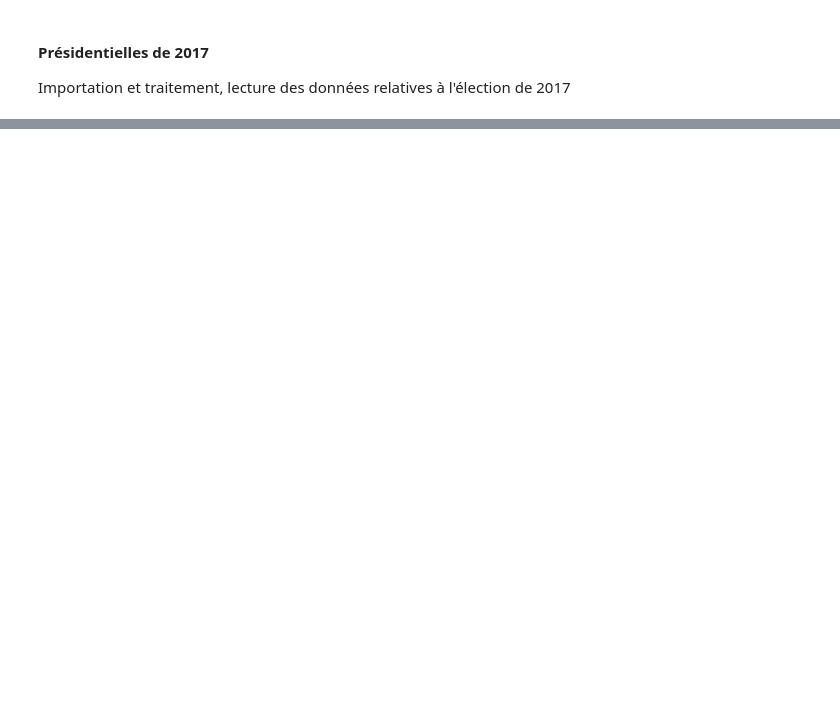
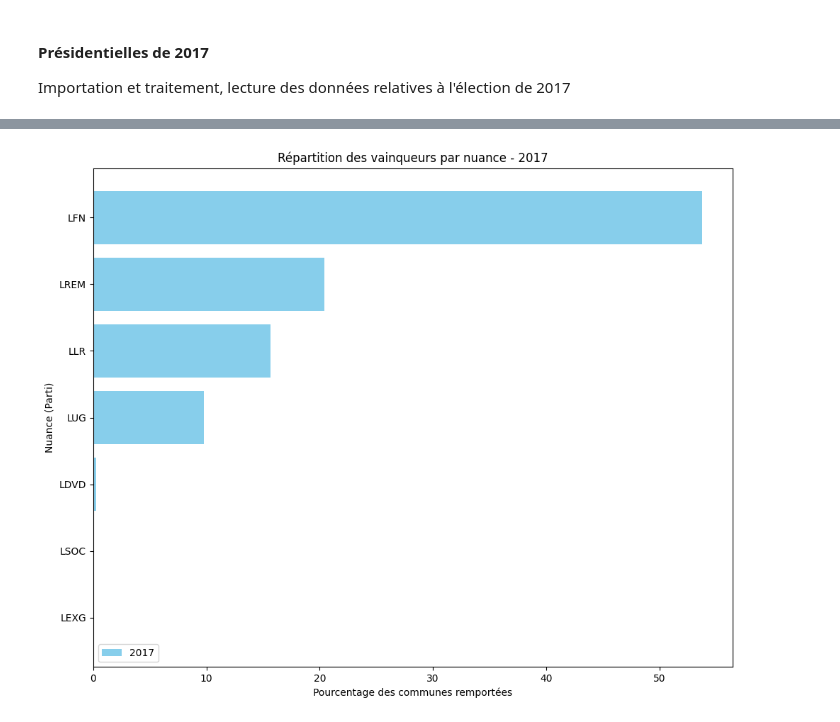
Before and after one commit to romainratajczyk/ENSAE-S1-Python-Project, a Jupyter notebook: Data formatting.ipynb, the cells around one changed output, grey strips where cells are left out. Saved outputs shown, nothing was run; the diff lists cells and outputs as text; code cells hidden in the pictures; blank space fills up the shorter version.

```diff
--- a/Data formatting.ipynb
+++ b/Data formatting.ipynb
@@ -656,3 +667,6 @@ plt.show()
 # %% [markdown]
 #### Présidentielles de 2017
 Importation et traitement, lecture des données relatives à l'élection de 2017
+# %%
+resultats_2017 = pd.read_excel('/home/onyxia/work/Python-project/Data/data_pour_nos_codes/bin/Presidentielle_2017_Resultats_Communes_Tour_1_c.xls', header=3, dtype=str)
+resultats_2017.head(5)
@@ -658,0 +742,19 @@ Importation et traitement, lecture des données relatives à l'élection de 2017
+# %%
+
+# Mapping des nuances
+Parti_politique_2017 = {
+    'MACRON': 'LREM',
+    'LE PEN': 'LFN',
+    'MÉLENCHON': 'LUG',
+    'FILLON': 'LLR',
+    'HAMON': 'LSOC',
+    'DUPONT-AIGNAN': 'LDVD',
+    'LASSALLE': 'LDVD',
+    'ASSELINEAU': 'LDVD',
+    'ROUSSEL': 'LCOM',
+    'POUTOU': 'LEXG',
+    'ARTHAUD': 'LEXG',
+    'CHEMINADE': 'LDVD'
+}
+
+df_vainqueurs_2017['code nuance'] = df_vainqueurs_2017['Nom'].str.upper().map(Parti_politique_2017)
@@ -658,0 +773,22 @@ Importation et traitement, lecture des données relatives à l'élection de 2017
+# %%
+counts_2017 = df_vainqueurs_2017['code nuance'].value_counts(normalize=True) * 100
+
+# 2. Tri décroissant
+counts_2017 = counts_2017.sort_values(ascending=True)
+
+# 3. Création du graphique
+fig, ax = plt.subplots(figsize=(10, 8))
+
+# Affichage des barres
+ax.barh(counts_2017.index, counts_2017.values, label="2017", color='skyblue')
+
+# 4. Habillage
+ax.set_xlabel("Pourcentage des communes remportées")
+ax.set_ylabel("Nuance (Parti)")
+ax.set_title("Répartition des vainqueurs par nuance - 2017")
+ax.legend()
+
+plt.tight_layout()
+plt.show()
+# %% [output]
+[figure, added]
```
Also changed, not shown: parts of 14 cells of this notebook.
